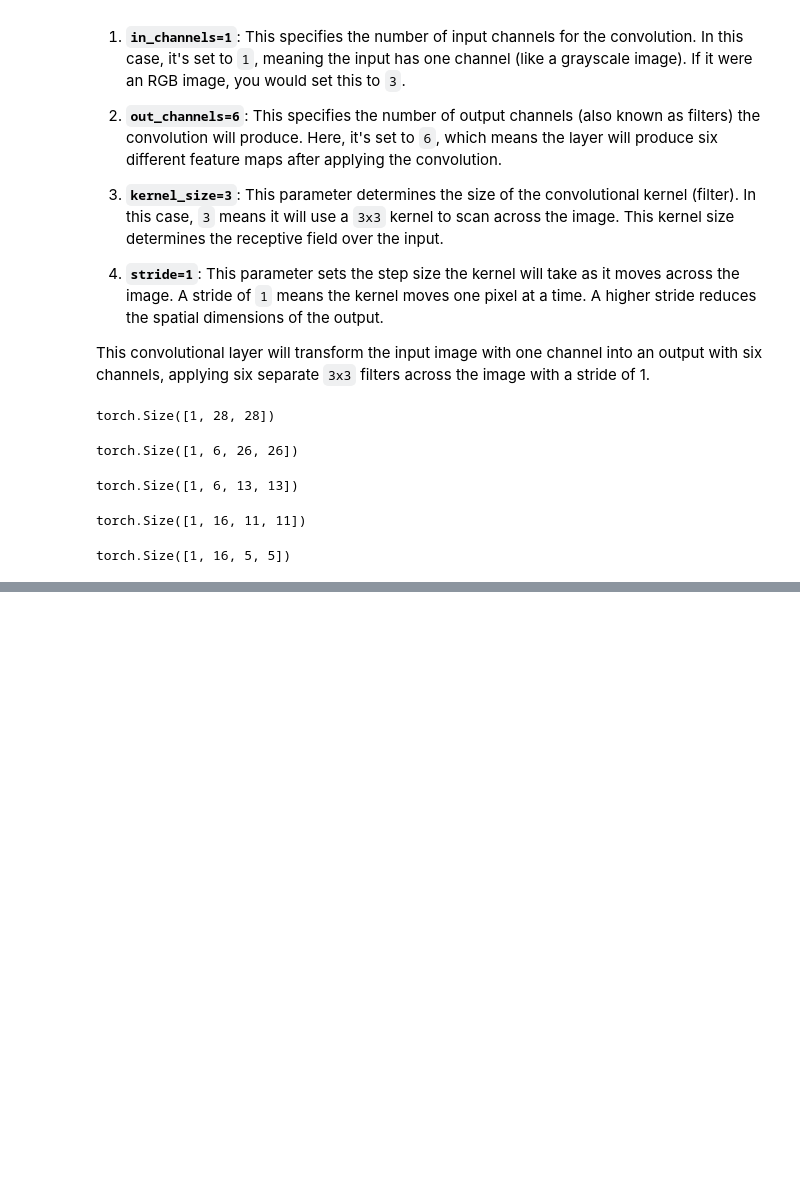
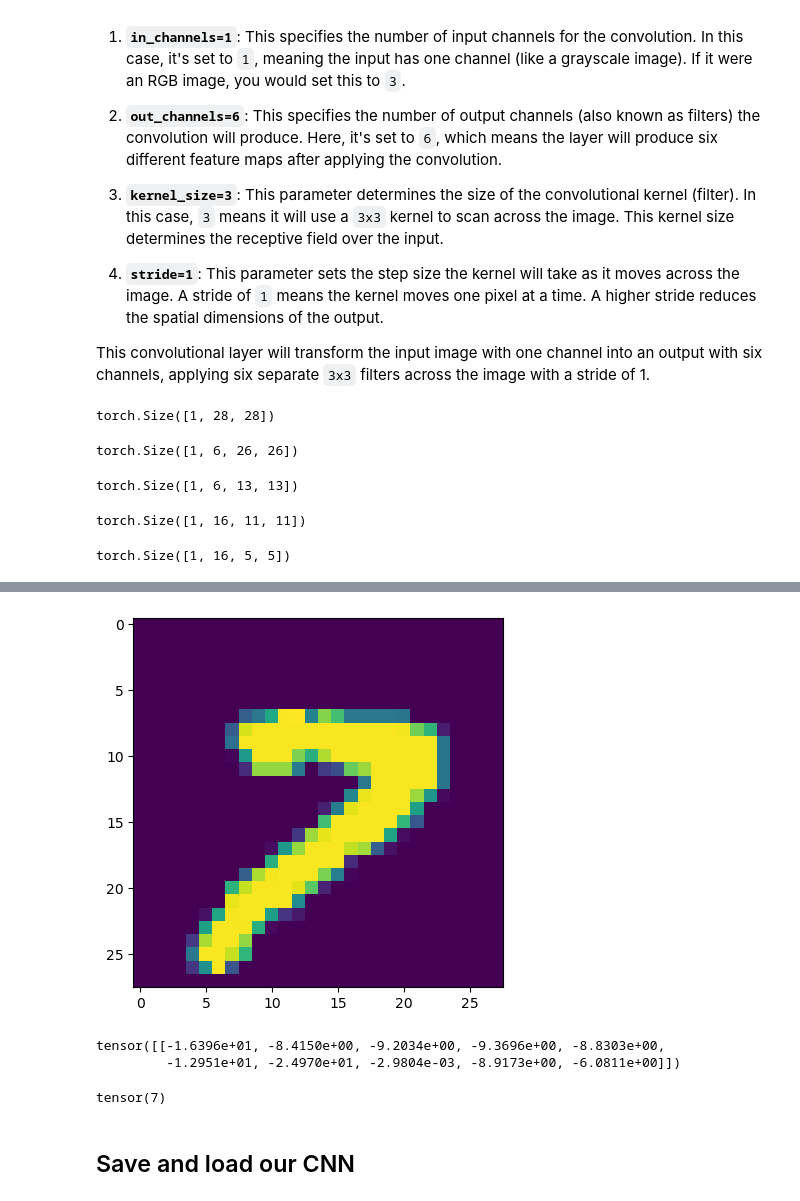
Before and after one commit to aldoSN003/pytorch, a Jupyter notebook: pytorch/Convolutional Neural Network.ipynb, the cells around one changed output, grey strips where cells are left out. Drawn from its saved outputs; the diff is of its cells as text; code cells hidden in the pictures; blank space fills up the shorter version.

```diff
--- a/pytorch/Convolutional Neural Network.ipynb
+++ b/pytorch/Convolutional Neural Network.ipynb
@@ -164,0 +322,6 @@ class CNN(nn.Module):
+# %%
+#show image
+plt.imshow( test_data[4142][0].reshape(28, 28))
+plt.show()
+# %% [output]
+[figure, added]
@@ -164,0 +333,12 @@ class CNN(nn.Module):
+# %%
+#check the new prediction...get probabilities
+new_prediction
+# %% [output]
+tensor([[-1.6396e+01, -8.4150e+00, -9.2034e+00, -9.3696e+00, -8.8303e+00,
+         -1.2951e+01, -2.4970e+01, -2.9804e-03, -8.9173e+00, -6.0811e+00]])
+# %%
+new_prediction.argmax()
+# %% [output]
+tensor(7)
+# %% [markdown]
+## Save and load our CNN
```
Also changed, not shown: parts of 20 cells of this notebook, 1 other file.
